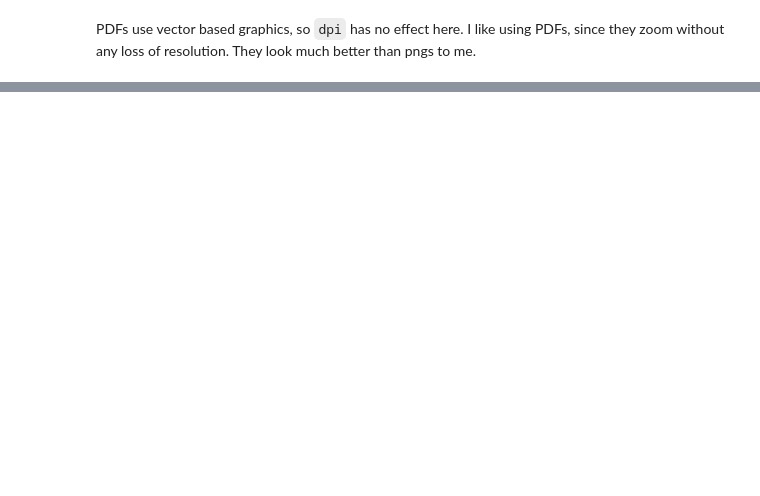
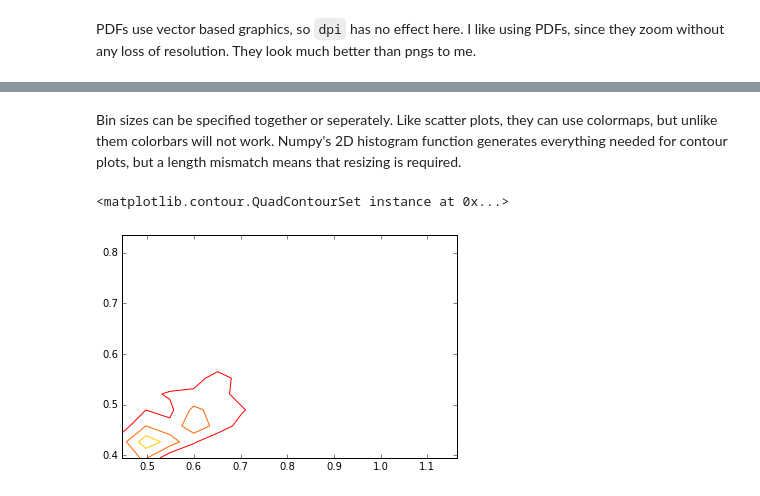
Before and after one commit to gillenbrown/PythonTutorial, a Jupyter notebook: Plotting.ipynb, the cells around one changed output, grey strips where cells are left out. Drawn from its saved outputs; the diff is of its cells as text; code cells hidden in the pictures; blank space fills up the shorter version.

```diff
--- a/Plotting.ipynb
+++ b/Plotting.ipynb
@@ -523,0 +541,10 @@ PDFs use vector based graphics, so `dpi` has no effect here. I like using PDFs,
+# %% [markdown]
+Bin sizes can be specified together or seperately. Like scatter plots, they can use colormaps, but unlike them colorbars will not work. Numpy's 2D histogram function generates everything needed for contour plots, but a length mismatch means that resizing is required.
+# %%
+fig, cx=plt.subplots()
+H, xedges, yedges = np.histogram2d(bar, baz, bins=15)
+X, Y = 0.5*(xedges[1:]+xedges[:-1]), 0.5*(yedges[1:]+yedges[:-1])
+cx.contour(X, Y, H, 3, colors=['#FF0000','#FF6600','#FFCC00'], origin='lower')
+# %% [output]
+<matplotlib.contour.QuadContourSet instance at 0x...>
+[figure, added]
```
Also changed, not shown: parts of 28 cells of this notebook, 1 other file.
